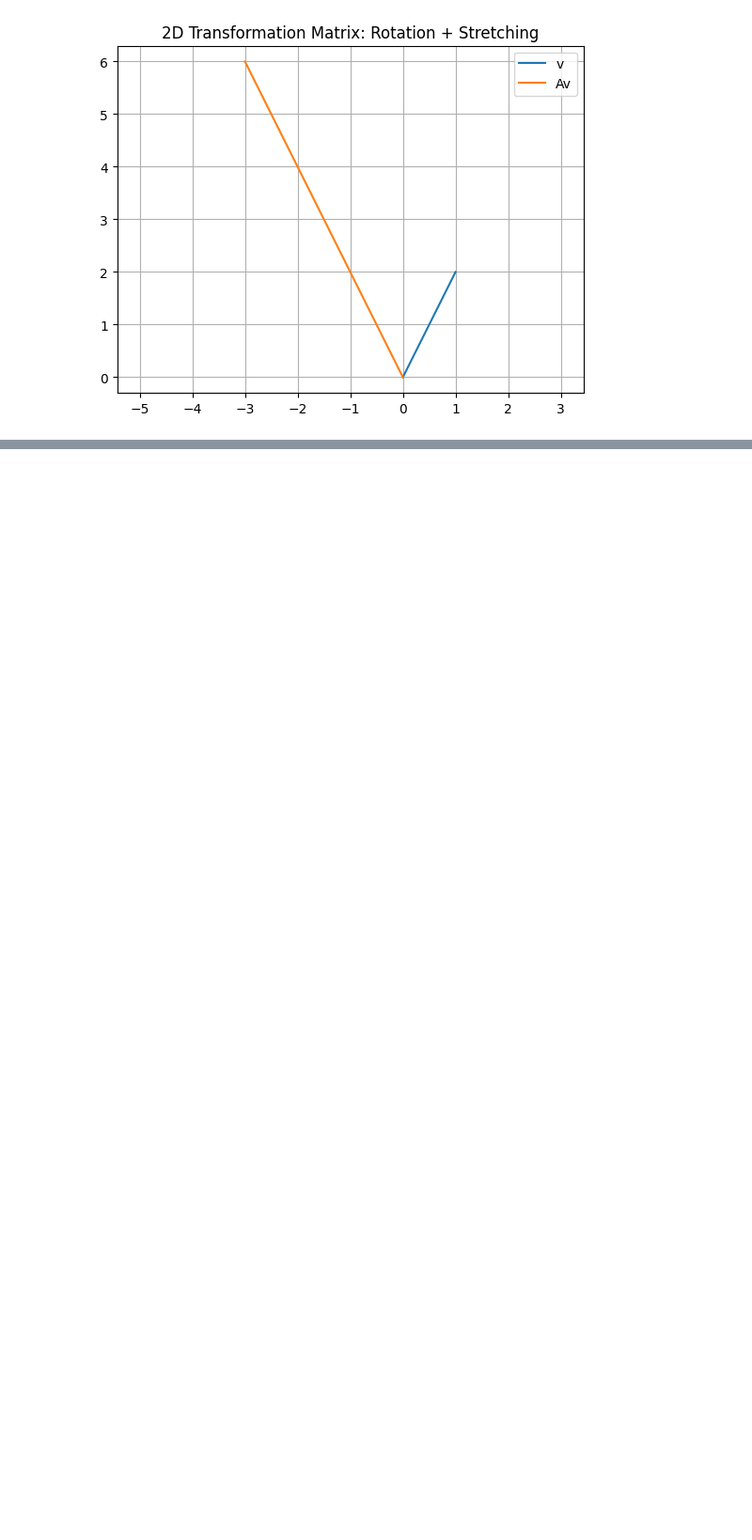
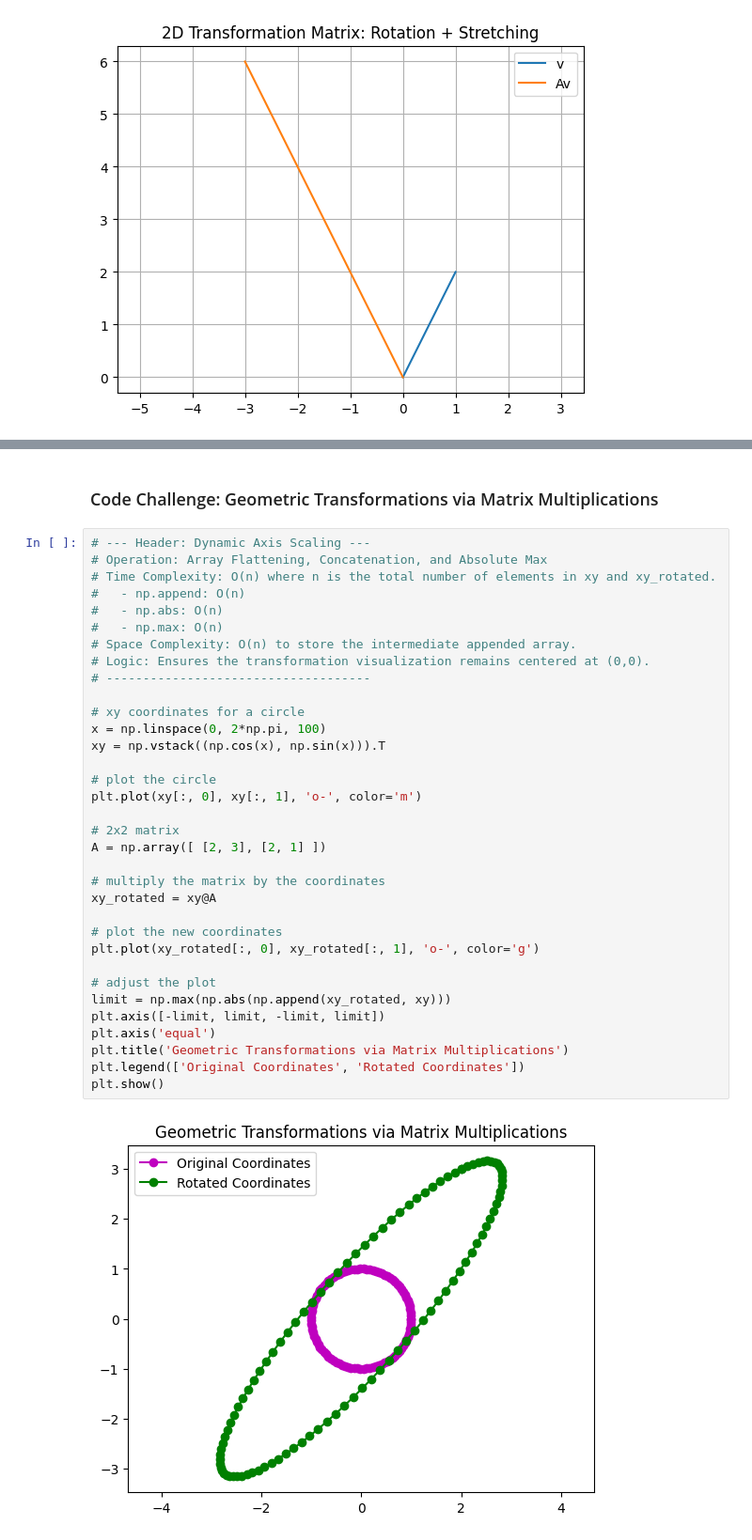
Before and after one commit to jkh928/Linear-Algebra-Python, a Jupyter notebook: 01-Course-Notes/Section_5_Matrix_Multiplications/2D_Transformation_Matrices.ipynb, the cells around one changed output, grey strips where cells are left out. Shown at 94% size. Saved outputs shown, nothing was run; the diff lists cells and outputs as text; blank space fills up the shorter version.

```diff
--- a/01-Course-Notes/Section_5_Matrix_Multiplications/2D_Transformation_Matrices.ipynb
+++ b/01-Course-Notes/Section_5_Matrix_Multiplications/2D_Transformation_Matrices.ipynb
@@ -83,3 +83,41 @@ for i in range(len(theta)):
 [figure]
 [figure]
 ... (88 outputs left out)
+# %% [markdown]
+### Code Challenge: Geometric Transformations via Matrix Multiplications
+# %%
+# --- Header: Dynamic Axis Scaling ---
+# Operation: Array Flattening, Concatenation, and Absolute Max
+# Time Complexity: O(n) where n is the total number of elements in xy and xy_rotated.
+#   - np.append: O(n)
+#   - np.abs: O(n)
+#   - np.max: O(n)
+# Space Complexity: O(n) to store the intermediate appended array.
+# Logic: Ensures the transformation visualization remains centered at (0,0).
+# ------------------------------------
+
+# xy coordinates for a circle
+x = np.linspace(0, 2*np.pi, 100)
+xy = np.vstack((np.cos(x), np.sin(x))).T
+
+# plot the circle
+plt.plot(xy[:, 0], xy[:, 1], 'o-', color='m')
+
+# 2x2 matrix
+A = np.array([ [2, 3], [2, 1] ])
+
+# multiply the matrix by the coordinates
+xy_rotated = xy@A
+
+# plot the new coordinates
+plt.plot(xy_rotated[:, 0], xy_rotated[:, 1], 'o-', color='g')
+
+# adjust the plot
+limit = np.max(np.abs(np.append(xy_rotated, xy)))
+plt.axis([-limit, limit, -limit, limit])
+plt.axis('equal')
+plt.title('Geometric Transformations via Matrix Multiplications')
+plt.legend(['Original Coordinates', 'Rotated Coordinates'])
+plt.show()
+# %% [output]
+[figure, added]
```
Also changed, not shown: parts of 2 cells of this notebook.
